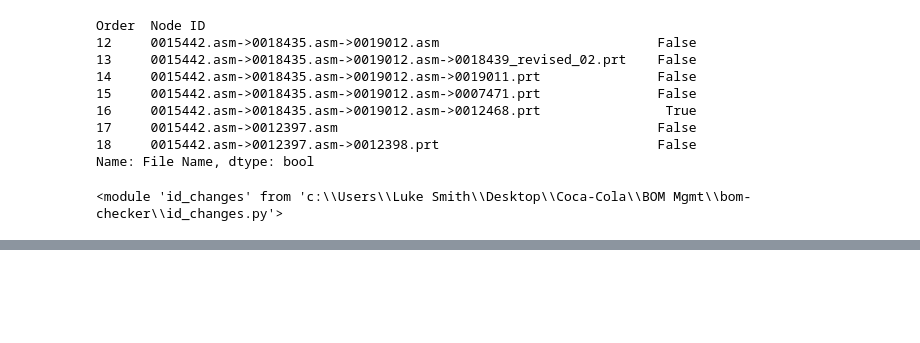
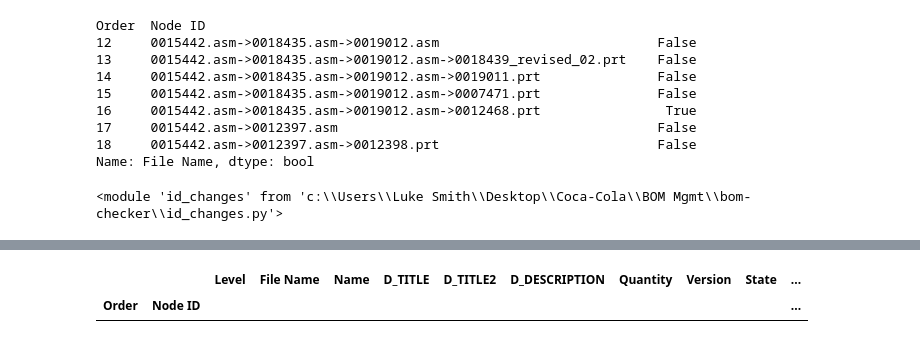
Before and after one commit to lasmithusa/update-bom, a Jupyter notebook: bom-checker.ipynb, the cells around one changed output, grey strips where cells are left out. Cells and saved outputs as stored; diff of their text form; code cells hidden in the pictures; blank space fills up the shorter version.

```diff
--- a/bom-checker.ipynb
+++ b/bom-checker.ipynb
@@ -204,0 +290,5 @@ master_df.loc[~deleted_nodes, compare_columns].style.apply(highlight_updated, ax
+# %%
+master_df.loc[(slice(None), id_changes.get_added_nodes(master_df, compared_df)), :]
+# %% [output]
+|  |  | Level | File Name | Name | D_TITLE | D_TITLE2 | D_DESCRIPTION | Quantity | Version | State | ... |
+| Order | Node ID |  |  |  |  |  |  |  |  |  | ... |
```
Also changed, not shown: parts of 18 cells of this notebook, 3 other files.
